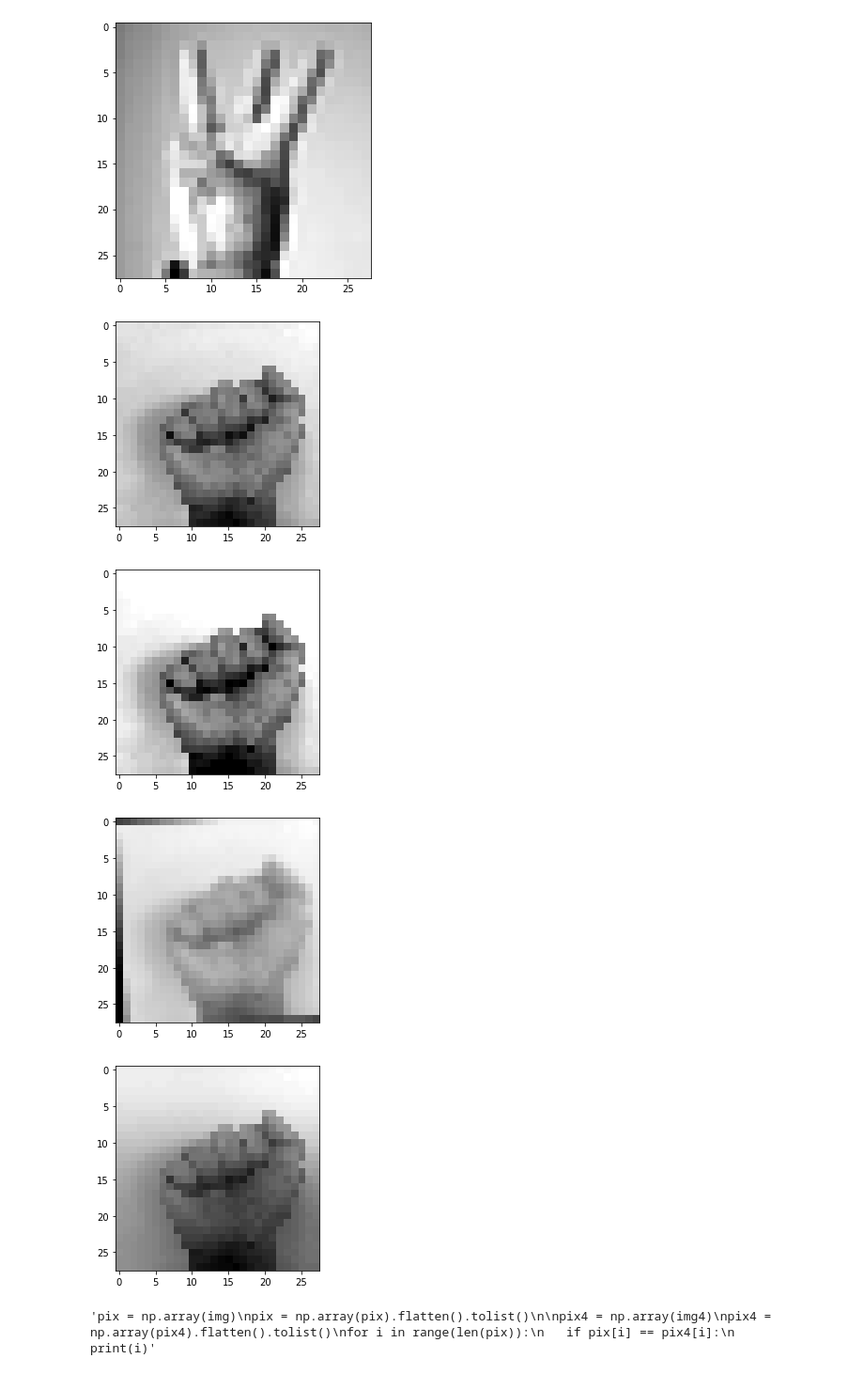
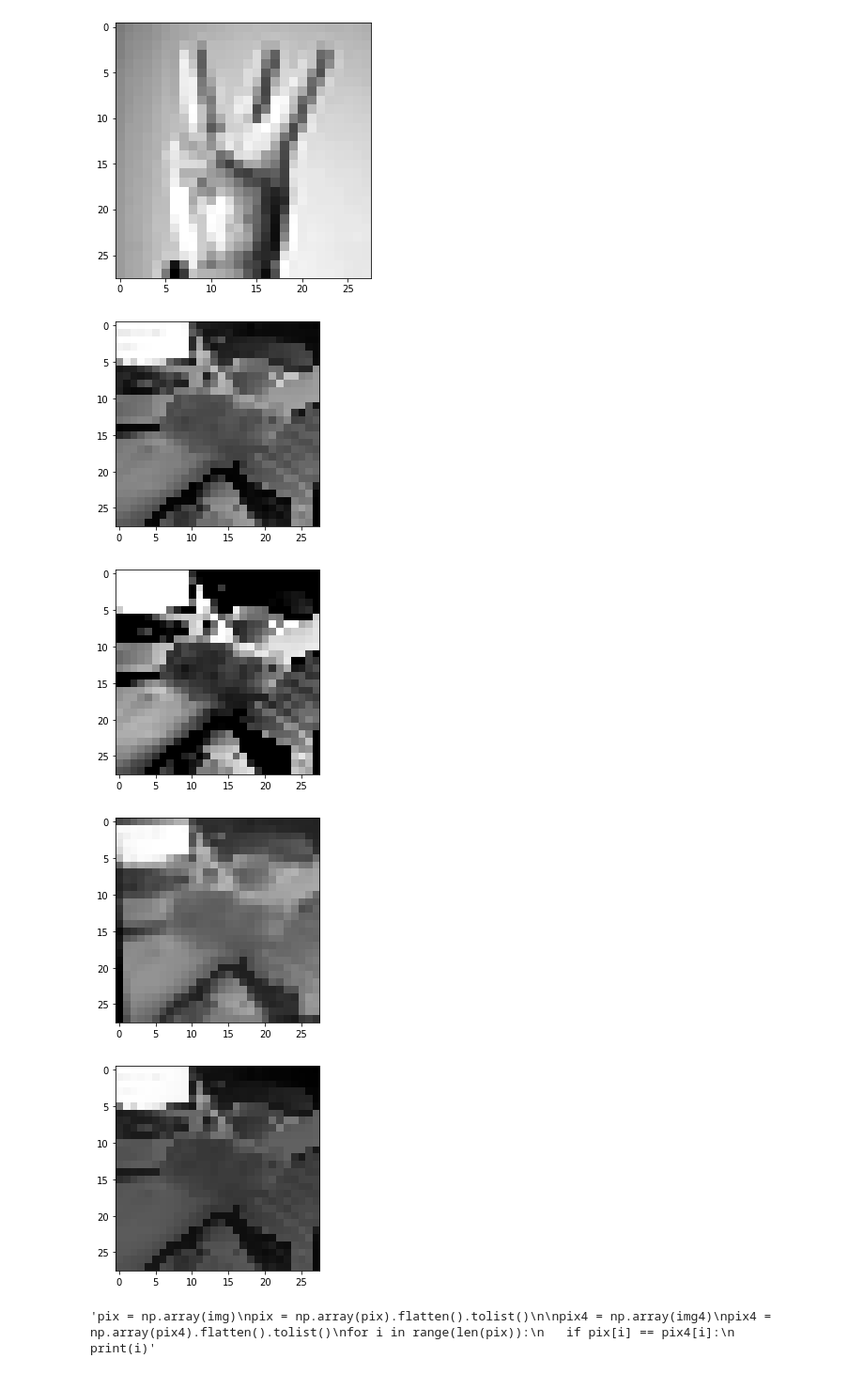
Before and after one commit to hardids/Sign-Language-Translation, a Jupyter notebook: modeling/과제1_수어번역기_LSY.ipynb, the cells around one changed output. Shown at 94% size. Saved outputs shown, nothing was run; the diff lists cells and outputs as text; code cells hidden in the pictures.

```diff
--- a/modeling/과제1_수어번역기_LSY.ipynb
+++ b/modeling/과제1_수어번역기_LSY.ipynb
@@ -189,8 +243,8 @@ plt.show()
         * scaling
 * 그러나 운영에서 발생될 데이터는 이미지 한장 한장 입니다. 이미지 한장, 한장 들어온다면 어떻게 데이터가 처리되어야 할까요?(Data Pipeline 구성)
 # %%
-x = test.drop('label', axis=1)
-y = test.loc[:, 'label']
+x = test2.drop('label', axis=1)
+y = test2.loc[:, 'label']
 X = np.array(x).reshape((-1,28,28,1))
 # %%
 x_train2, x_val2, y_train2, y_val2 = train_test_split(x,y, test_size=.2, stratify=y, random_state=2022)
@@ -466,4 +577,5 @@ cnn_model = load_model('/content/drive/MyDrive/mini7/model/cnn_model.h5')
 cnn_model_72 = load_model('/content/drive/MyDrive/mini7/model/cnn_model_72.h5')
 cnn_model_Aug=load_model("/content/drive/MyDrive/mini7/model/cnn_model_Aug.h5")
 cnn_model_Agu2=load_model("/content/drive/MyDrive/mini7/model/cnn_model_Agu2.h5")
+cnn_model_36959=load_model("/content/drive/MyDrive/mini7/model/cnn_model_36959.h5")
 # %% [markdown]
@@ -470,0 +623,2 @@ cnn_model_Agu2=load_model("/content/drive/MyDrive/mini7/model/cnn_model_Agu2.h5"
+# %%
+history_cnn_model_36959 = cnn_model_36959.fit(x_train, y_train, validation_split=0.2, verbose=1, epochs=1000,callbacks=[es, mc])
@@ -500,7 +727,7 @@ def sign_pipeline(file):
   img = img.reshape(1,28,28,1)
   img = img/255.
 
-  pred = cnn_model_Agu2.predict(img)
+  pred = cnn_model_36959.predict(img)
   pred_1 = pred.argmax(axis=1)
   return class_names[pred_1]
 # %%
@@ -570,11 +797,13 @@ id = 2
 ====================================================
 [figure]
 # %%
-path='/content/drive/MyDrive/mini7/data/test/'
-filename = path+'a_test.png'
+path='/content/drive/MyDrive/mini7/yolo_model/train/images/'
+filename = path+'A0_jpg.rf.292a080422ba984985192f413101af41.jpg'
 
 img = cv2.imread(filename , cv2.IMREAD_GRAYSCALE)
 img = cv2.resize(img, (28,28))
+
+
 
 alpha2 = 1.5 # 명암 조정값
 dst2 = np.clip((1+alpha2) * img - 128 * alpha2, 0, 255).astype(np.uint8)
@@ -583,35 +812,35 @@ h,w = img.shape[:2]
 m1 = cv2.getRotationMatrix2D((w/2, h/w), 3, 1)
 img2 = cv2.warpAffine(img, m1, (w,h))
 
 img4 = cv2.bilateralFilter(img, -1, 50, 10)
 
 pix = np.array(img)
 plt.imshow(pix.reshape(28, 28), cmap='gray')
 plt.show()
 
 pix2 = np.array(dst2)
 plt.imshow(pix2.reshape(28, 28), cmap='gray')
 plt.show()
 
 pix3 = np.array(img2)
 plt.imshow(pix3.reshape(28, 28), cmap='gray')
 plt.show()
 
 pix4 = np.array(img4)
 plt.imshow(pix4.reshape(28, 28), cmap='gray')
 plt.show()
 
 '''pix = np.array(img)
 pix = np.array(pix).flatten().tolist()
 
 pix4 = np.array(img4)
 pix4 = np.array(pix4).flatten().tolist()
 for i in range(len(pix)):
    if pix[i] == pix4[i]:
      print(i)'''
 # %% [output]
-[figure, old version]
+[figure, new version]
-[figure, old version]
+[figure, new version]
-[figure, old version]
+[figure, new version]
-[figure, old version]
+[figure, new version]
 'pix = np.array(img)\npix = np.array(pix).flatten().tolist()\n\npix4 = np.array(img4)\npix4 = np.array(pix4).flatten().tolist()\nfor i in range(len(pix)):\n   if pix[i] == pix4[i]:\n     print(i)'
```
Also changed, not shown: parts of 26 cells of this notebook.
